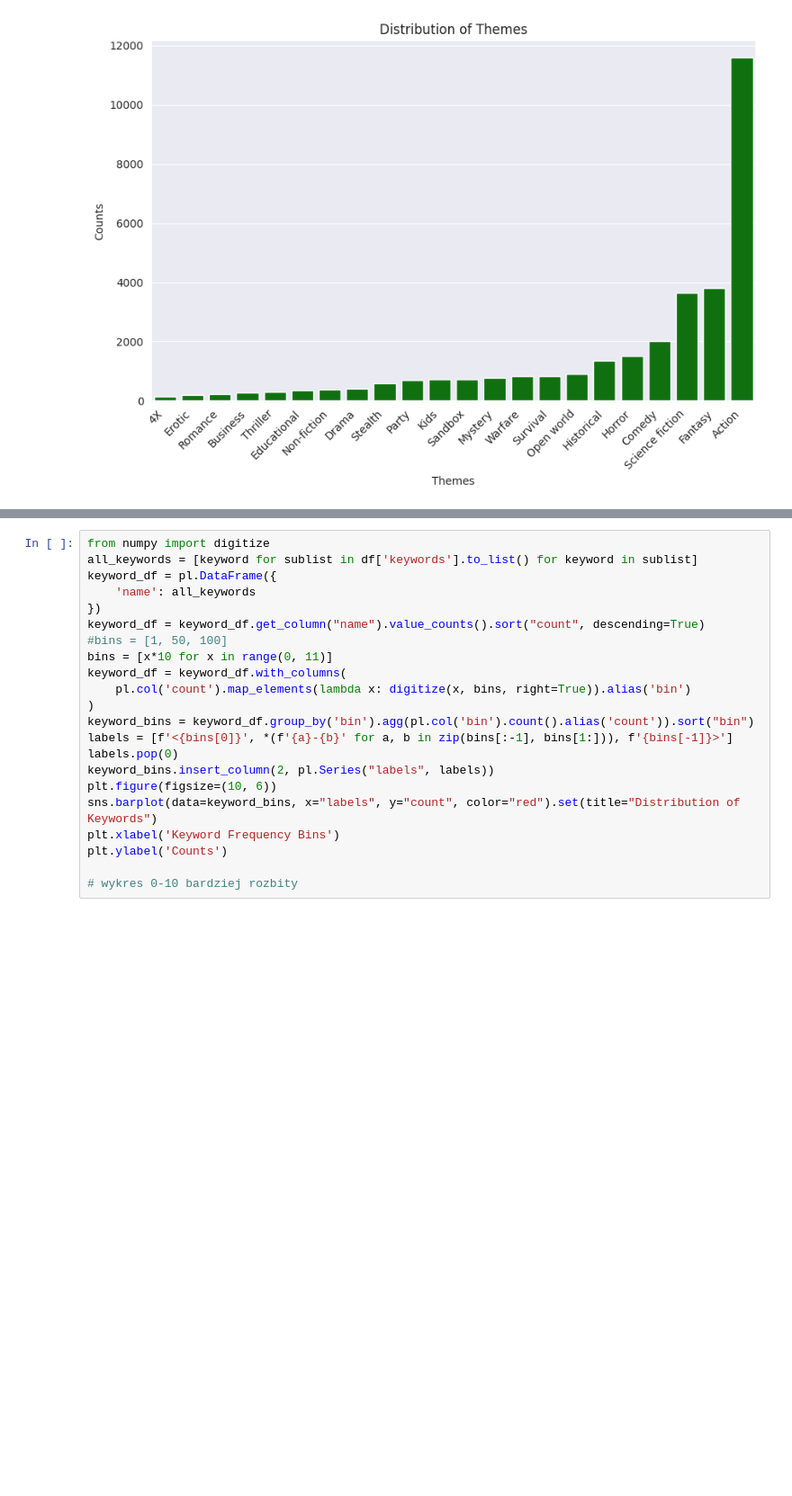
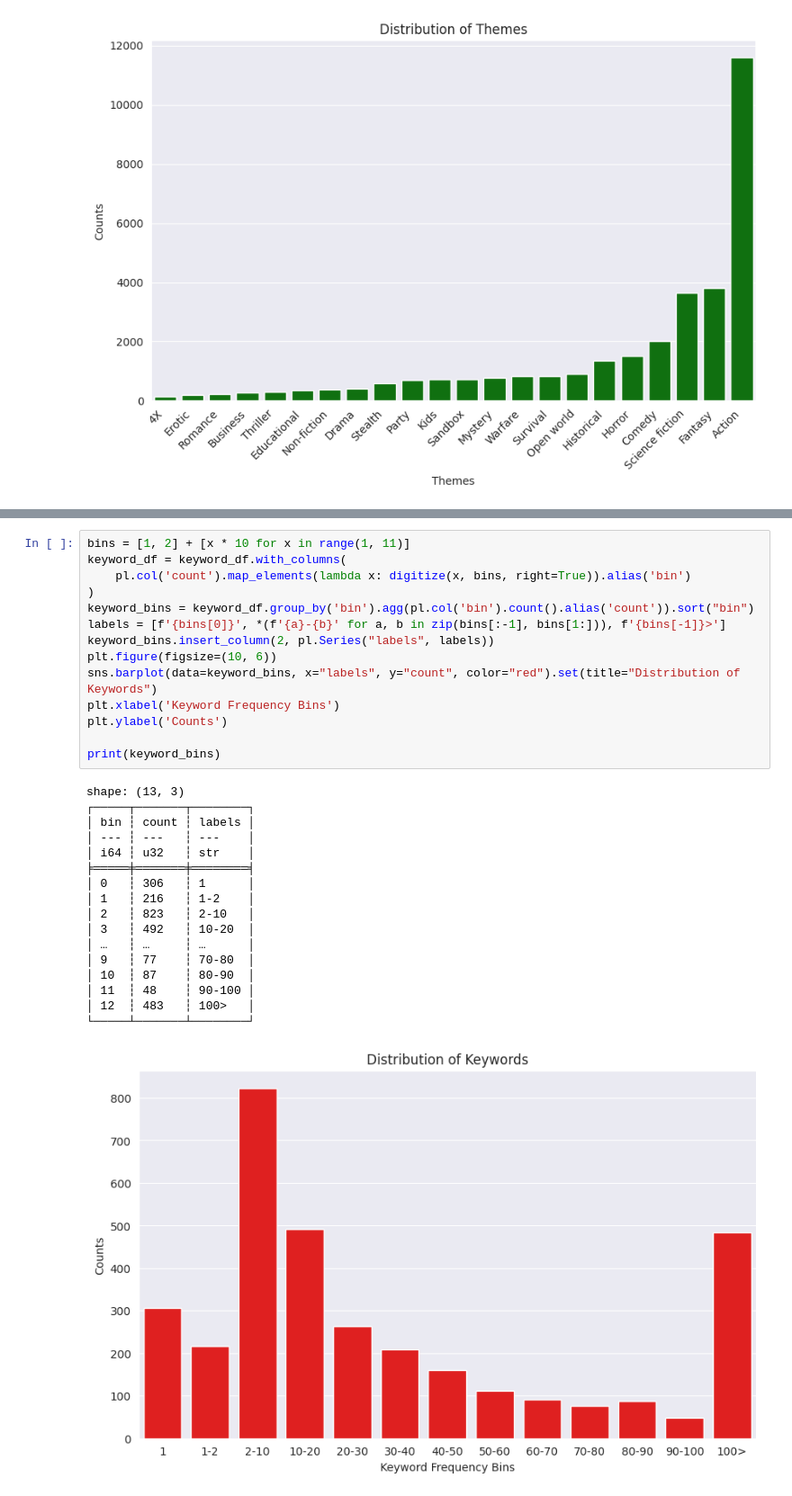
Before and after one commit to anekil/game-on, a Jupyter notebook: backend/website/recommendation/data_overview.ipynb, the cells around one changed output, grey strips where cells are left out. Shown: that part at 90% size. Cells and saved outputs as stored; diff of their text form; blank space fills up the shorter version.

```diff
--- a/backend/website/recommendation/data_overview.ipynb
+++ b/backend/website/recommendation/data_overview.ipynb
@@ -209,22 +217,32 @@ plt.show()
 # %%
-from numpy import digitize
-all_keywords = [keyword for sublist in df['keywords'].to_list() for keyword in sublist]
-keyword_df = pl.DataFrame({
-    'name': all_keywords
-})
-keyword_df = keyword_df.get_column("name").value_counts().sort("count", descending=True)
-#bins = [1, 50, 100]
-bins = [x*10 for x in range(0, 11)]
+bins = [1, 2] + [x * 10 for x in range(1, 11)]
 keyword_df = keyword_df.with_columns(
     pl.col('count').map_elements(lambda x: digitize(x, bins, right=True)).alias('bin')
 )
 keyword_bins = keyword_df.group_by('bin').agg(pl.col('bin').count().alias('count')).sort("bin")
-labels = [f'<{bins[0]}', *(f'{a}-{b}' for a, b in zip(bins[:-1], bins[1:])), f'{bins[-1]}>']
-labels.pop(0)
+labels = [f'{bins[0]}', *(f'{a}-{b}' for a, b in zip(bins[:-1], bins[1:])), f'{bins[-1]}>']
 keyword_bins.insert_column(2, pl.Series("labels", labels))
 plt.figure(figsize=(10, 6))
 sns.barplot(data=keyword_bins, x="labels", y="count", color="red").set(title="Distribution of Keywords")
 plt.xlabel('Keyword Frequency Bins')
 plt.ylabel('Counts')
 
-# wykres 0-10 bardziej rozbity
+print(keyword_bins)
+# %% [output]
+shape: (13, 3)
+┌─────┬───────┬────────┐
+│ bin ┆ count ┆ labels │
+│ --- ┆ ---   ┆ ---    │
+│ i64 ┆ u32   ┆ str    │
+╞═════╪═══════╪════════╡
+│ 0   ┆ 306   ┆ 1      │
+│ 1   ┆ 216   ┆ 1-2    │
+│ 2   ┆ 823   ┆ 2-10   │
+│ 3   ┆ 492   ┆ 10-20  │
+│ …   ┆ …     ┆ …      │
+│ 9   ┆ 77    ┆ 70-80  │
+│ 10  ┆ 87    ┆ 80-90  │
+│ 11  ┆ 48    ┆ 90-100 │
+│ 12  ┆ 483   ┆ 100>   │
+└─────┴───────┴────────┘
+[figure, added]
```
Also changed, not shown: parts of 5 cells of this notebook, 1 other file.
